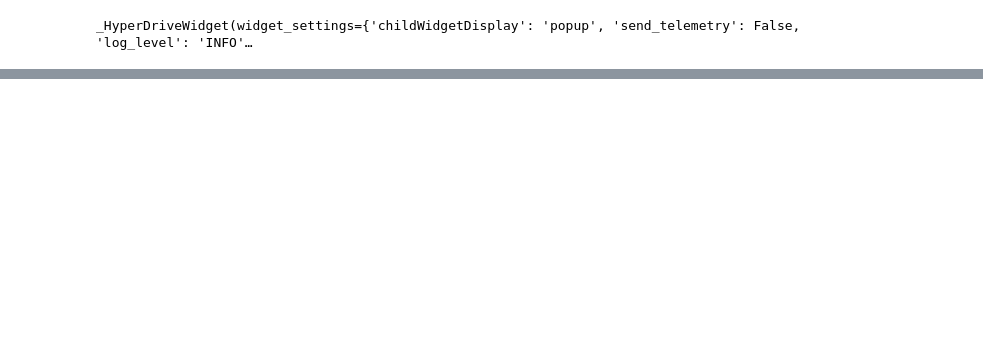
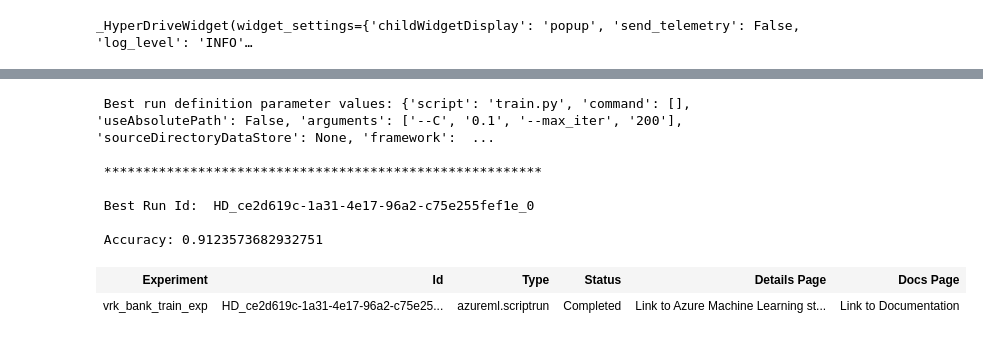
Before and after one commit to venkataravikumaralladi/ComparingManualHyperParameterTuningAndAutoMLInAzure, a Jupyter notebook: udacity-project.ipynb, the cells around one changed output, grey strips where cells are left out. Drawn from its saved outputs; the diff is of its cells as text; code cells hidden in the pictures; blank space fills up the shorter version.

```diff
--- a/udacity-project.ipynb
+++ b/udacity-project.ipynb
@@ -141,9 +138,20 @@ assert(bnk_hyperdrive_run.get_status() == "Completed")
 # %%
 best_run = bnk_hyperdrive_run.get_best_run_by_primary_metric()
 best_run_metrics = best_run.get_metrics()
-parameter_values = best_run.get_details()['runDefinition']['Arguments']
-print("\n Best parameter values:", parameter_values)
+parameter_values = best_run.get_details()['runDefinition']
+print("\n Best run definition parameter values:", parameter_values)
+print("\n ********************************************************")
 print('\n Best Run Id: ', best_run.id)
 print('\n Accuracy:', best_run_metrics['Accuracy'])
-print('\n C:',parameter_values[0])
-print('\n max_iter:',parameter_values[1])
+
+best_run
+# %% [output]
+ Best run definition parameter values: {'script': 'train.py', 'command': [], 'useAbsolutePath': False, 'arguments': ['--C', '0.1', '--max_iter', '200'], 'sourceDirectoryDataStore': None, 'framework':  ...
+
+ ********************************************************
+
+ Best Run Id:  HD_ce2d619c-1a31-4e17-96a2-c75e255fef1e_0
+
+ Accuracy: 0.9123573682932751
+| Experiment | Id | Type | Status | Details Page | Docs Page |
+| vrk_bank_train_exp | HD_ce2d619c-1a31-4e17-96a2-c75e25... | azureml.scriptrun | Completed | Link to Azure Machine Learning st... | Link to Documentation |
```
Also changed, not shown: parts of 19 cells of this notebook, 1 other file.
